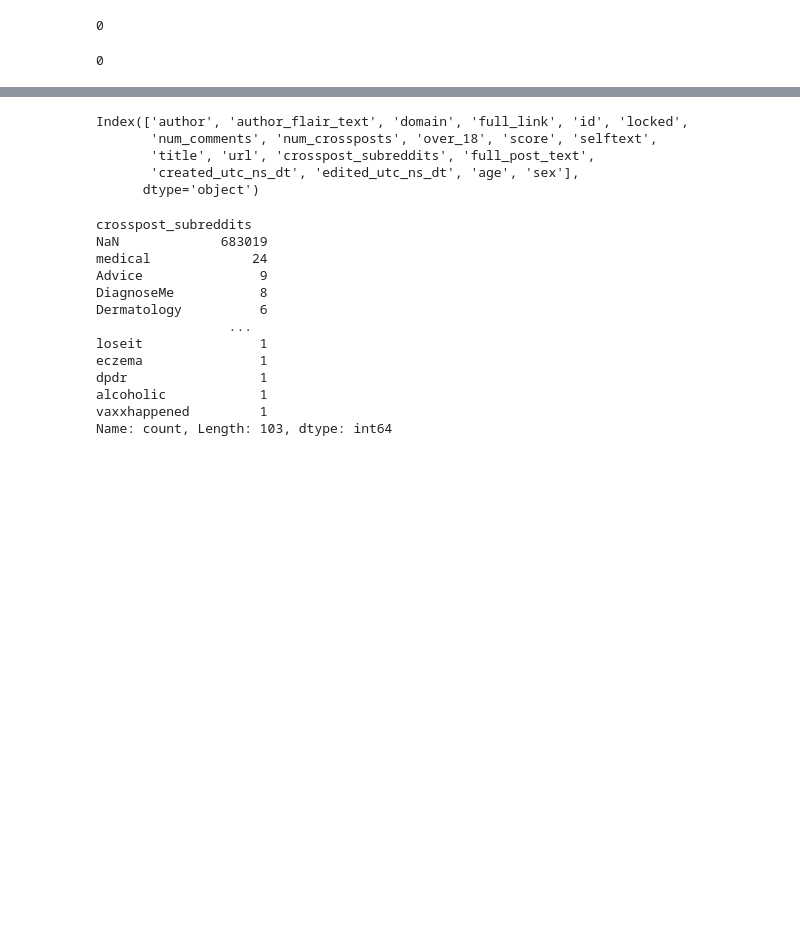
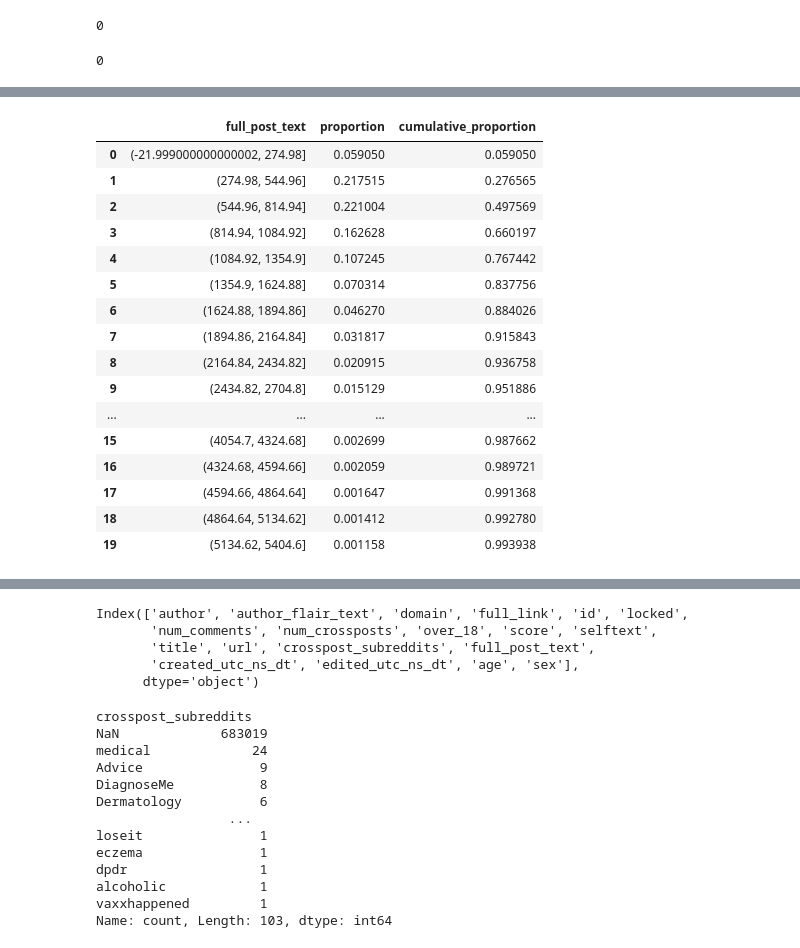
Before and after one commit to 33eyes/reddit-askdocs-analysis, a Jupyter notebook: 06_eda.ipynb, the cells around one changed output, grey strips where cells are left out. Cells and saved outputs as stored; diff of their text form; code cells hidden in the pictures; blank space fills up the shorter version.

Commit message:
Added full_post_text EDA.

```diff
--- a/06_eda.ipynb
+++ b/06_eda.ipynb
@@ -1018,0 +1064,9 @@ len(df[df['title'] == ''])
+# %%
+df = df[~(
+    (
+        (df['title'].str.contains(r'\btest\b.*\bpost\b'))
+        & (df['title'].str.len() < 40)
+    )
+    |
+    (df['title'].str.contains(r'^test$'))
+)]
@@ -1025,0 +1110,2 @@ len(df[df['title'] == ''])
+# %%
+df['full_post_text'] = df['full_post_text'].str.strip()
@@ -1025,0 +1161,7 @@ len(df[df['title'] == ''])
+# %%
+full_post_text_length_vcn = df['full_post_text'].str.len().value_counts(
+    normalize=True, bins=100
+).sort_index().reset_index()
+full_post_text_length_vcn['cumulative_proportion'] = \
+    full_post_text_length_vcn['proportion'].cumsum()
+full_post_text_length_vcn
@@ -1025,0 +1182,20 @@ len(df[df['title'] == ''])
+# %%
+full_post_text_length_vcn.head(20)
+# %% [output]
+|  | full_post_text | proportion | cumulative_proportion |
+| 0 | (-21.999000000000002, 274.98] | 0.059050 | 0.059050 |
+| 1 | (274.98, 544.96] | 0.217515 | 0.276565 |
+| 2 | (544.96, 814.94] | 0.221004 | 0.497569 |
+| 3 | (814.94, 1084.92] | 0.162628 | 0.660197 |
+| 4 | (1084.92, 1354.9] | 0.107245 | 0.767442 |
+| 5 | (1354.9, 1624.88] | 0.070314 | 0.837756 |
+| 6 | (1624.88, 1894.86] | 0.046270 | 0.884026 |
+| 7 | (1894.86, 2164.84] | 0.031817 | 0.915843 |
+| 8 | (2164.84, 2434.82] | 0.020915 | 0.936758 |
+| 9 | (2434.82, 2704.8] | 0.015129 | 0.951886 |
+| ... | ... | ... | ... |
+| 15 | (4054.7, 4324.68] | 0.002699 | 0.987662 |
+| 16 | (4324.68, 4594.66] | 0.002059 | 0.989721 |
+| 17 | (4594.66, 4864.64] | 0.001647 | 0.991368 |
+| 18 | (4864.64, 5134.62] | 0.001412 | 0.992780 |
+| 19 | (5134.62, 5404.6] | 0.001158 | 0.993938 |
```
Also changed, not shown: parts of 32 cells of this notebook.
